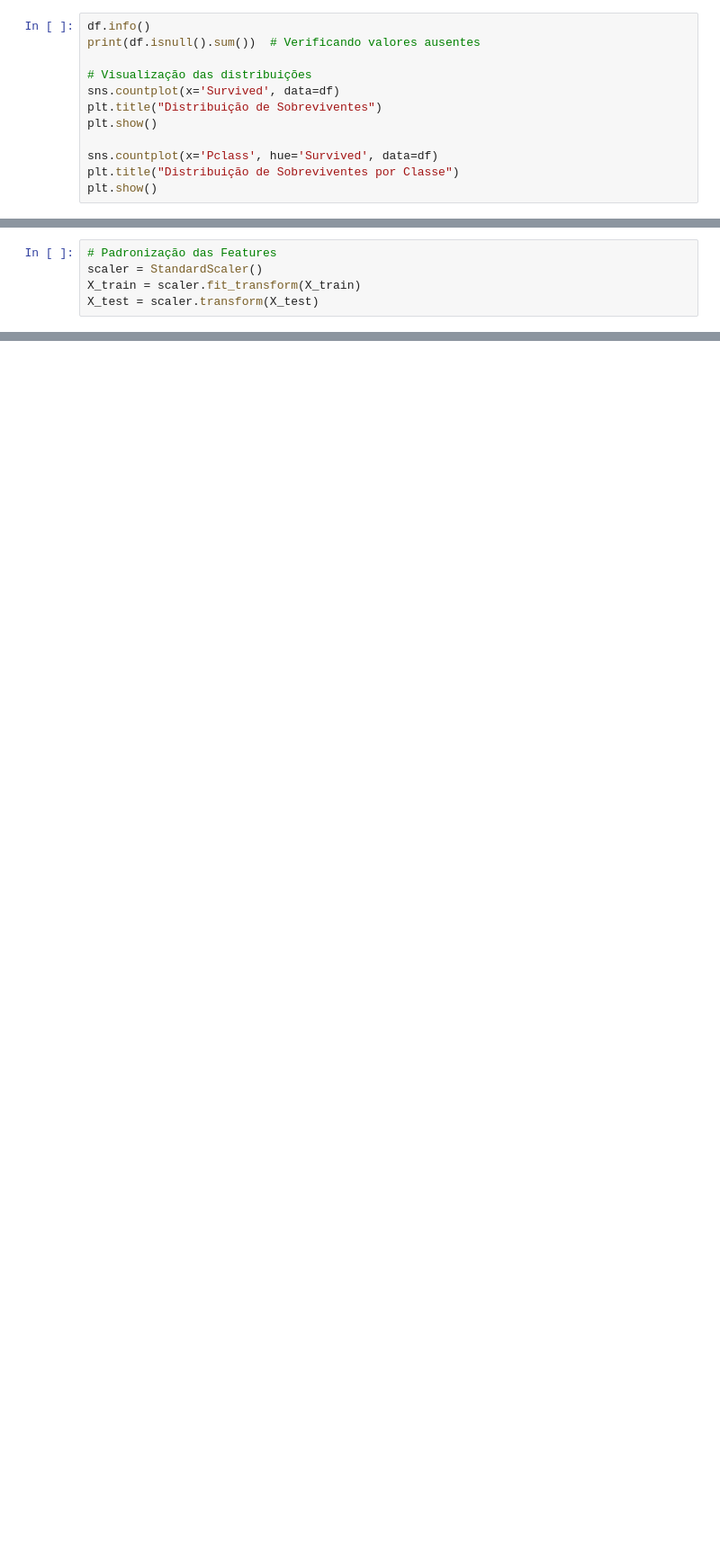
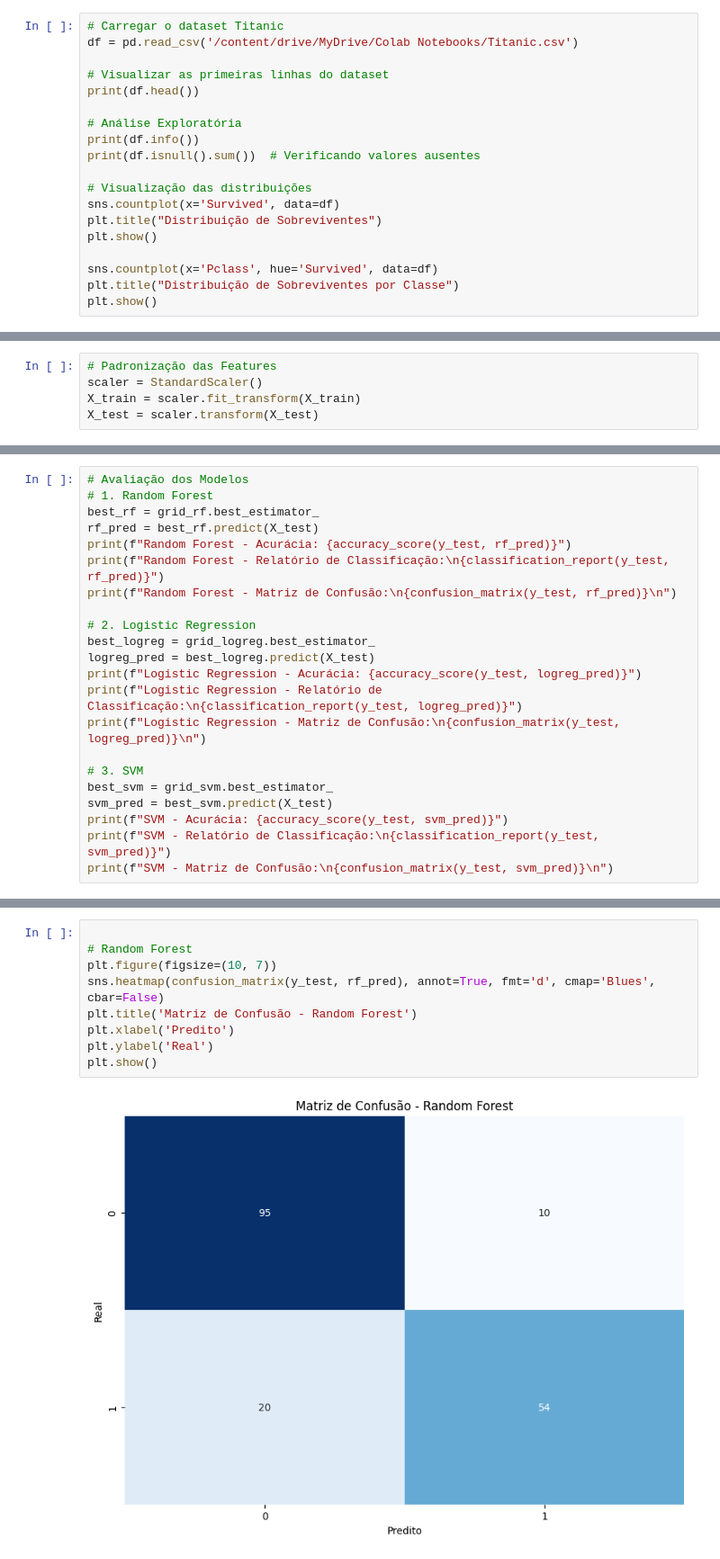
Before and after one commit to Eduardochimchek/Titanic-Survival-Prediction-API, a Jupyter notebook: Titanic_Machine_Learning.ipynb, the cells around one changed output, grey strips where cells are left out. Shown at 90% size. Saved outputs shown, nothing was run; the diff lists cells and outputs as text; blank space fills up the shorter version.

```diff
--- a/Titanic_Machine_Learning.ipynb
+++ b/Titanic_Machine_Learning.ipynb
@@ -25,5 +17,12 @@ df.head()
 # %%
-df.info()
+# Carregar o dataset Titanic
+df = pd.read_csv('/content/drive/MyDrive/Colab Notebooks/Titanic.csv')
+
+# Visualizar as primeiras linhas do dataset
+print(df.head())
+
+# Análise Exploratória
+print(df.info())
 print(df.isnull().sum())  # Verificando valores ausentes
 
 # Visualização das distribuições
@@ -176,0 +164,22 @@ joblib.dump(scaler, './model/scaler.pkl')
+# %%
+# Avaliação dos Modelos
+# 1. Random Forest
+best_rf = grid_rf.best_estimator_
+rf_pred = best_rf.predict(X_test)
+print(f"Random Forest - Acurácia: {accuracy_score(y_test, rf_pred)}")
+print(f"Random Forest - Relatório de Classificação:\n{classification_report(y_test, rf_pred)}")
+print(f"Random Forest - Matriz de Confusão:\n{confusion_matrix(y_test, rf_pred)}\n")
+
+# 2. Logistic Regression
+best_logreg = grid_logreg.best_estimator_
+logreg_pred = best_logreg.predict(X_test)
+print(f"Logistic Regression - Acurácia: {accuracy_score(y_test, logreg_pred)}")
+print(f"Logistic Regression - Relatório de Classificação:\n{classification_report(y_test, logreg_pred)}")
+print(f"Logistic Regression - Matriz de Confusão:\n{confusion_matrix(y_test, logreg_pred)}\n")
+
+# 3. SVM
+best_svm = grid_svm.best_estimator_
+svm_pred = best_svm.predict(X_test)
+print(f"SVM - Acurácia: {accuracy_score(y_test, svm_pred)}")
+print(f"SVM - Relatório de Classificação:\n{classification_report(y_test, svm_pred)}")
+print(f"SVM - Matriz de Confusão:\n{confusion_matrix(y_test, svm_pred)}\n")
@@ -176,0 +249,11 @@ joblib.dump(scaler, './model/scaler.pkl')
+# %%
+
+# Random Forest
+plt.figure(figsize=(10, 7))
+sns.heatmap(confusion_matrix(y_test, rf_pred), annot=True, fmt='d', cmap='Blues', cbar=False)
+plt.title('Matriz de Confusão - Random Forest')
+plt.xlabel('Predito')
+plt.ylabel('Real')
+plt.show()
+# %% [output]
+[figure, added]
```
Also changed, not shown: parts of 34 cells of this notebook.
